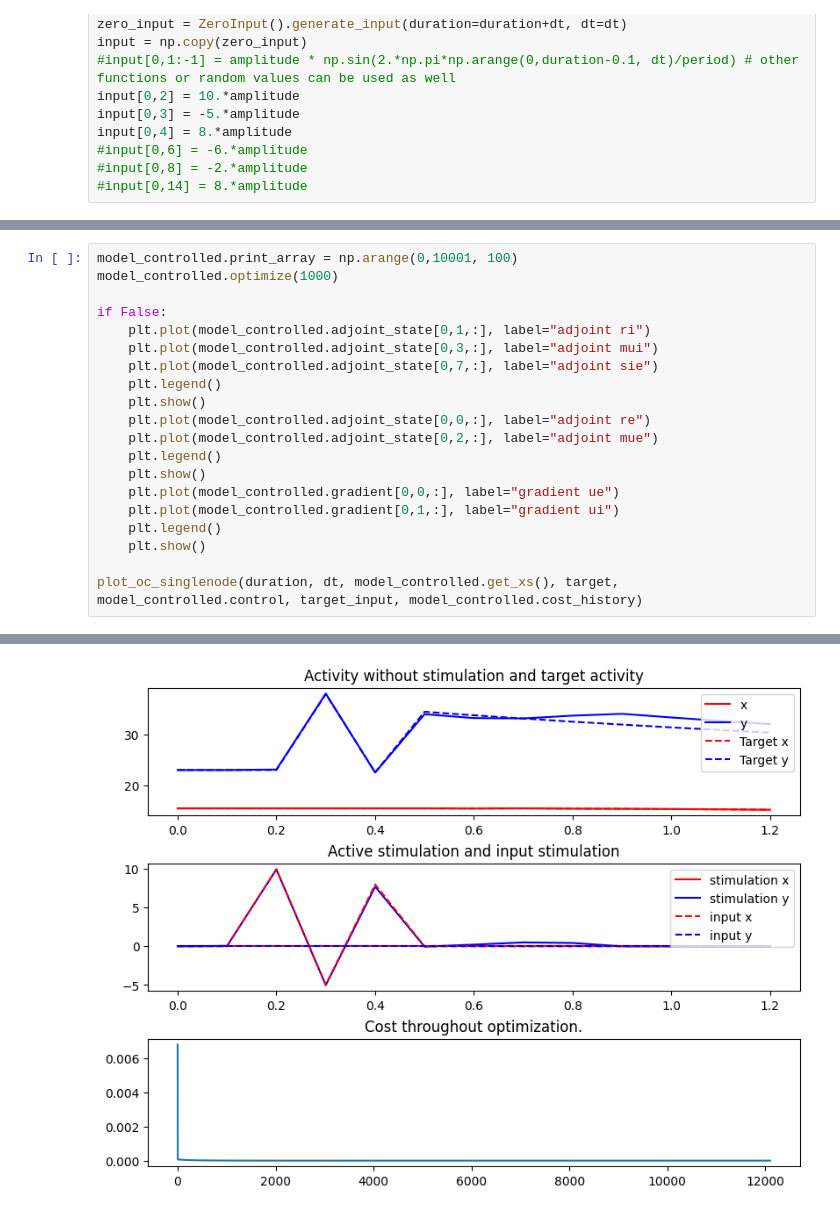
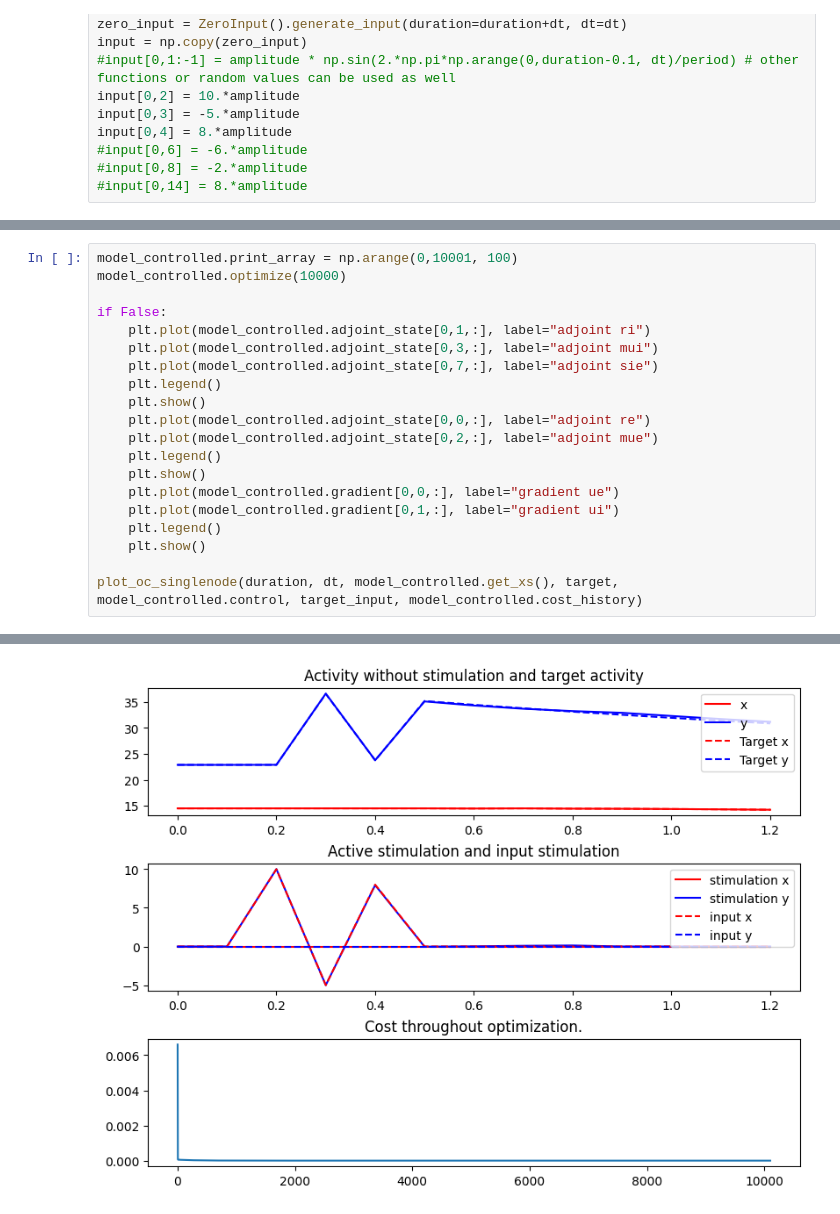
Before and after one commit to neurolib-dev/neurolib, a Jupyter notebook: examples/example-5-optimal-control/example-5.5-oc-aln-model-deterministic.ipynb, the cells around one changed output, grey strips where cells are left out. Cells and saved outputs as stored; diff of their text form.

```diff
--- a/examples/example-5-optimal-control/example-5.5-oc-aln-model-deterministic.ipynb
+++ b/examples/example-5-optimal-control/example-5.5-oc-aln-model-deterministic.ipynb
@@ -192,6 +192,6 @@ Final cost : 4.793787750810485e-05
 # %%
 model_controlled.print_array = np.arange(0,10001, 100)
-model_controlled.optimize(1000)
+model_controlled.optimize(10000)
 
 if False:
     plt.plot(model_controlled.adjoint_state[0,1,:], label="adjoint ri")
@@ -226 +230 @@ Final cost : 7.981572083736934e-09
-[figure, old version]
+[figure, new version]
```
Also changed, not shown: parts of 4 cells of this notebook, 4 other files.
